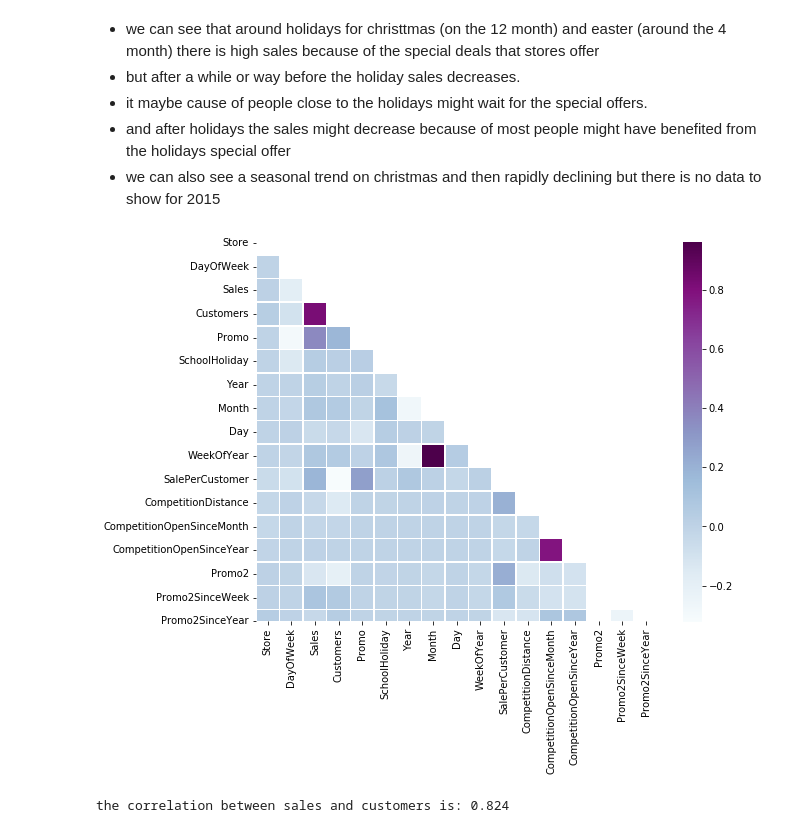
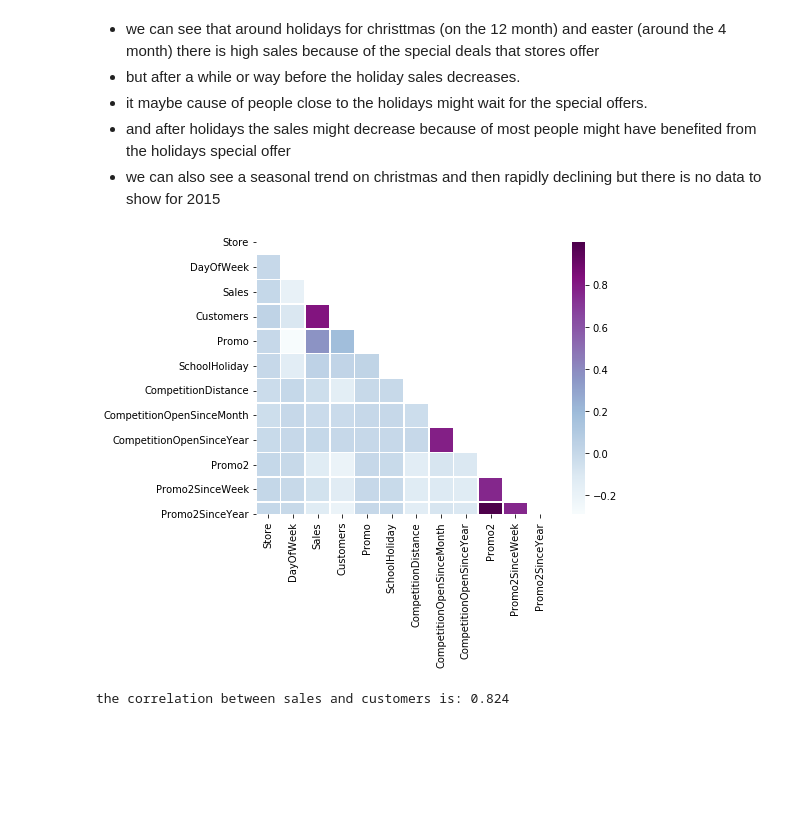
Before and after one commit to sam23121/Pharmaceutical_Sales_prediction, a Jupyter notebook: notebooks/EDA.ipynb, the cells around one changed output. Saved outputs shown, nothing was run; the diff lists cells and outputs as text; code cells hidden in the pictures; blank space fills up the shorter version.

```diff
--- a/notebooks/EDA.ipynb
+++ b/notebooks/EDA.ipynb
@@ -16,8 +16,10 @@ from preprocess import Preprocess
 from clean_data import CleanData
 from plot import Plot
 # %%
-train_store = pd.read_csv(r'C:\Users\sam\Desktop\pharma\data\train_store.csv', engine = 'python')
+train_store = pd.read_csv(r'C:\Users\sam\Desktop\pharma\data\train_store.csv', engine = 'python',
+                    parse_dates = True, index_col = 'Date')
 test = pd.read_csv(r'C:\Users\sam\Desktop\pharma\data\test.csv')
+store = pd.read_csv(r'C:\Users\sam\Desktop\pharma\data\store.csv', engine = 'python')
 # %%
 ml = Ml()
 clean = CleanData()
@@ -83,21 +86,21 @@ sns.factorplot(data = train_store, x ="Month", y = "Sales",
 # %%
 # Compute the correlation matrix
 # exclude 'Open' and Unnamed: 0 variable
 corr_all = train_store.drop(['Open','Unnamed: 0'], axis = 1).corr()
 
 # Generate a mask for the upper triangle
 mask = np.zeros_like(corr_all, dtype = np.bool)
 mask[np.triu_indices_from(mask)] = True
 
 # Set up the matplotlib figure
-f, ax = plt.subplots(figsize = (9, 7))
+f, ax = plt.subplots(figsize = (7, 5))
 
 # Draw the heatmap with the mask and correct aspect ratio
 sns.heatmap(corr_all, mask = mask,
             square = True, linewidths = .5, ax = ax, cmap = "BuPu")
 plt.show()
 # %% [output]
-[figure, old version]
+[figure, new version]
 # %%
 # corr = train_store['Sales'].corr(train_store['Customers']).corr()
 # print("correlation between Sales and customers are", corr)
```
Also changed, not shown: parts of 15 cells of this notebook, 3 other files.
